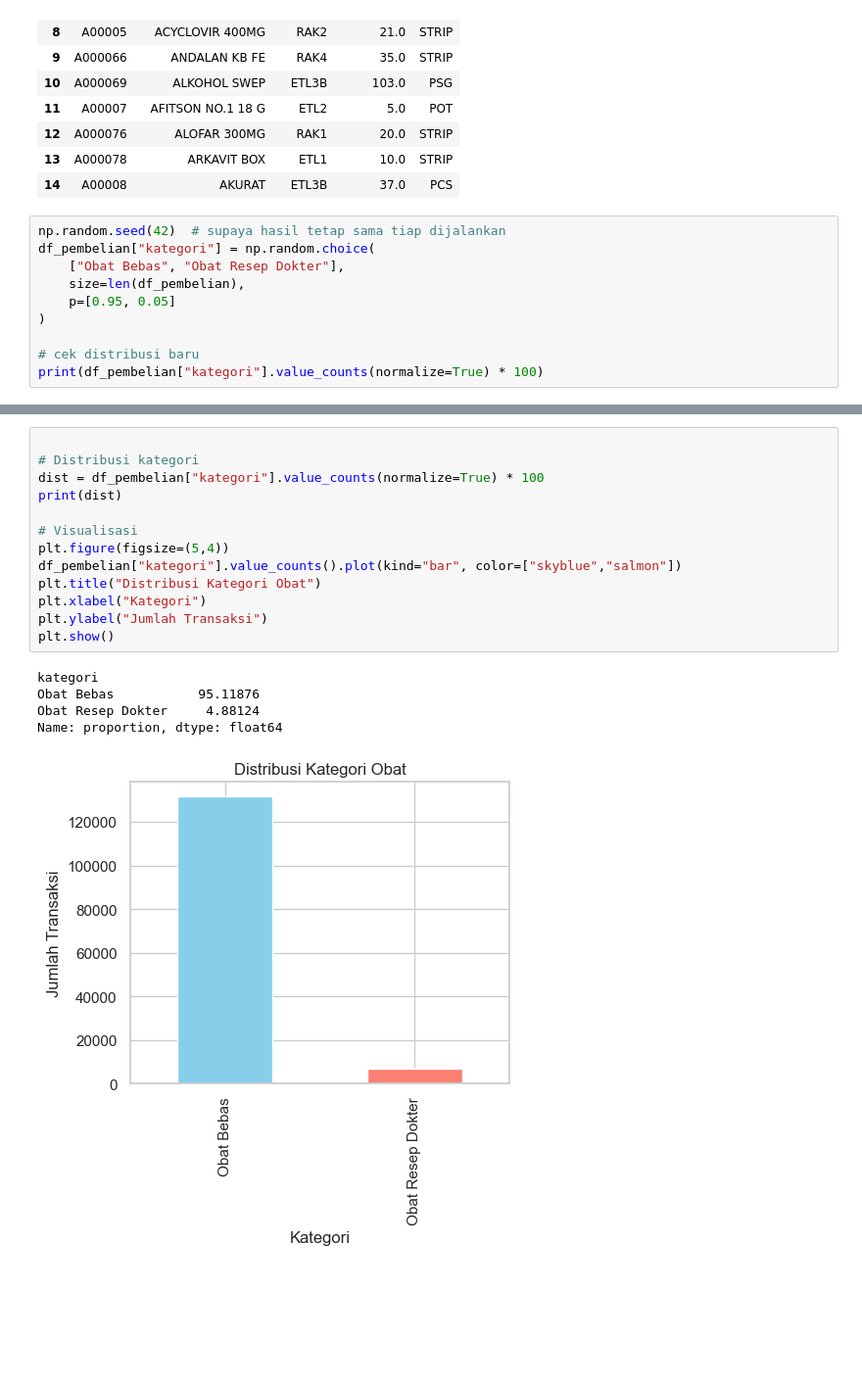
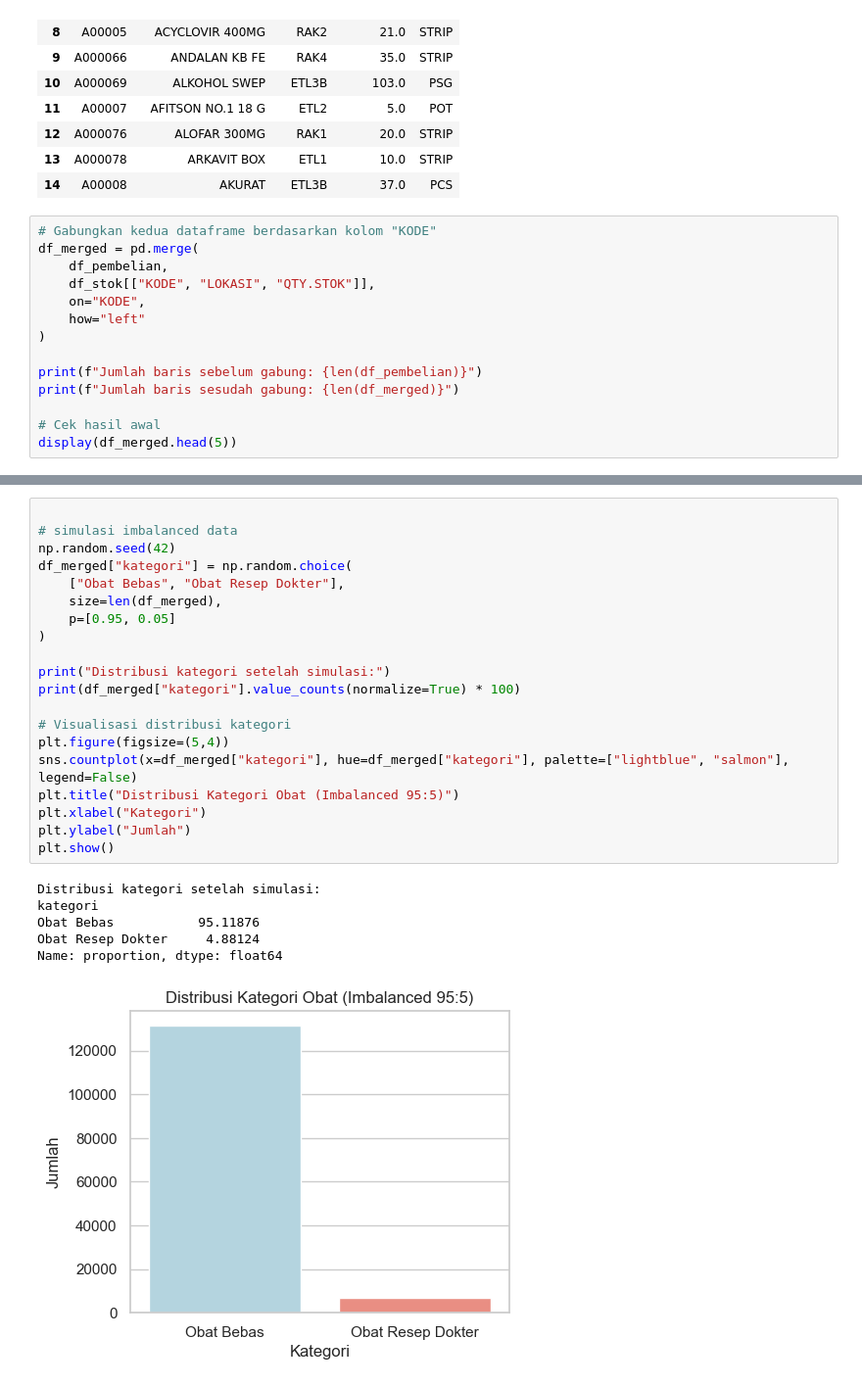
Before and after one commit to Zahran812/UTS_Data_Mining, a Jupyter notebook: Imbalanced.ipynb, the cells around one changed output, grey strips where cells are left out. Shown at 98% size. Cells and saved outputs as stored; diff of their text form; blank space fills up the shorter version.

```diff
--- a/Imbalanced.ipynb
+++ b/Imbalanced.ipynb
@@ -216,13 +216,17 @@ display(df_stok.head(15))
 | 13 | A000078 | ARKAVIT BOX | ETL1 | 10.0 | STRIP |
 | 14 | A00008 | AKURAT | ETL3B | 37.0 | PCS |
 # %%
-np.random.seed(42)  # supaya hasil tetap sama tiap dijalankan
-df_pembelian["kategori"] = np.random.choice(
-    ["Obat Bebas", "Obat Resep Dokter"],
-    size=len(df_pembelian),
-    p=[0.95, 0.05]
+# Gabungkan kedua dataframe berdasarkan kolom "KODE"
+df_merged = pd.merge(
+    df_pembelian,
+    df_stok[["KODE", "LOKASI", "QTY.STOK"]],
+    on="KODE",
+    how="left"
 )
 
-# cek distribusi baru
-print(df_pembelian["kategori"].value_counts(normalize=True) * 100)
+print(f"Jumlah baris sebelum gabung: {len(df_pembelian)}")
+print(f"Jumlah baris sesudah gabung: {len(df_merged)}")
+
+# Cek hasil awal
+display(df_merged.head(5))
 # %% [output]
@@ -233,20 +241,28 @@ Name: proportion, dtype: float64
 # %%
 
-# Distribusi kategori
-dist = df_pembelian["kategori"].value_counts(normalize=True) * 100
-print(dist)
+# simulasi imbalanced data
+np.random.seed(42)
+df_merged["kategori"] = np.random.choice(
+    ["Obat Bebas", "Obat Resep Dokter"],
+    size=len(df_merged),
+    p=[0.95, 0.05]
+)
 
-# Visualisasi
+print("Distribusi kategori setelah simulasi:")
+print(df_merged["kategori"].value_counts(normalize=True) * 100)
+
+# Visualisasi distribusi kategori
 plt.figure(figsize=(5,4))
-df_pembelian["kategori"].value_counts().plot(kind="bar", color=["skyblue","salmon"])
-plt.title("Distribusi Kategori Obat")
+sns.countplot(x=df_merged["kategori"], hue=df_merged["kategori"], palette=["lightblue", "salmon"], legend=False)
+plt.title("Distribusi Kategori Obat (Imbalanced 95:5)")
 plt.xlabel("Kategori")
-plt.ylabel("Jumlah Transaksi")
+plt.ylabel("Jumlah")
 plt.show()
 # %% [output]
+Distribusi kategori setelah simulasi:
 kategori
 Obat Bebas           95.11876
 Obat Resep Dokter     4.88124
 Name: proportion, dtype: float64
-[figure, old version]
+[figure, new version]
 # %%
```
Also changed, not shown: parts of 9 cells of this notebook.
